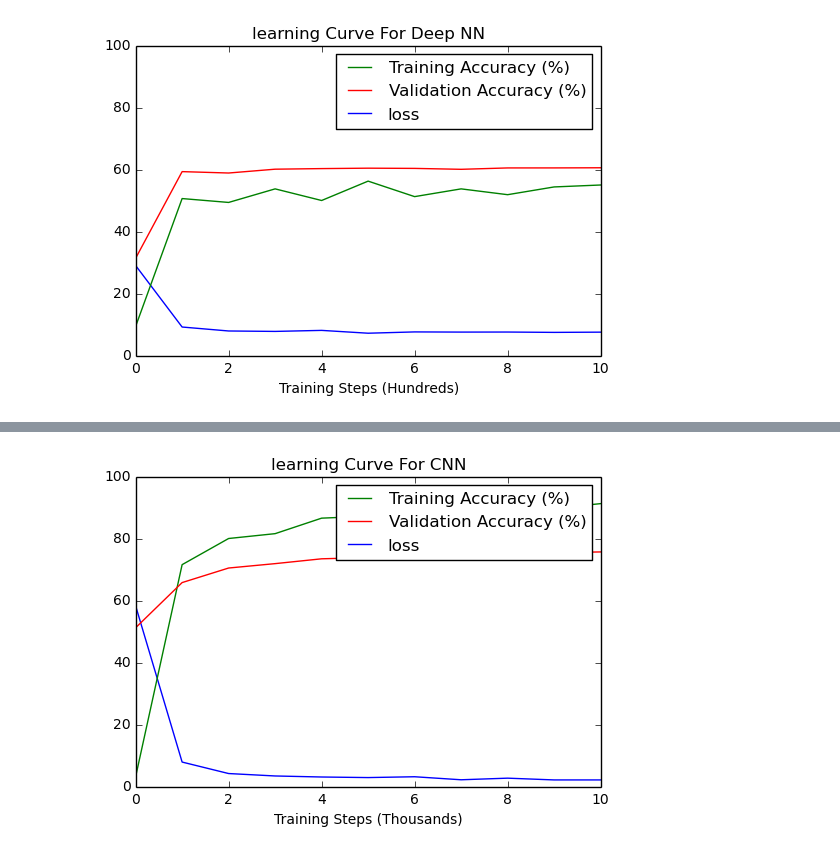
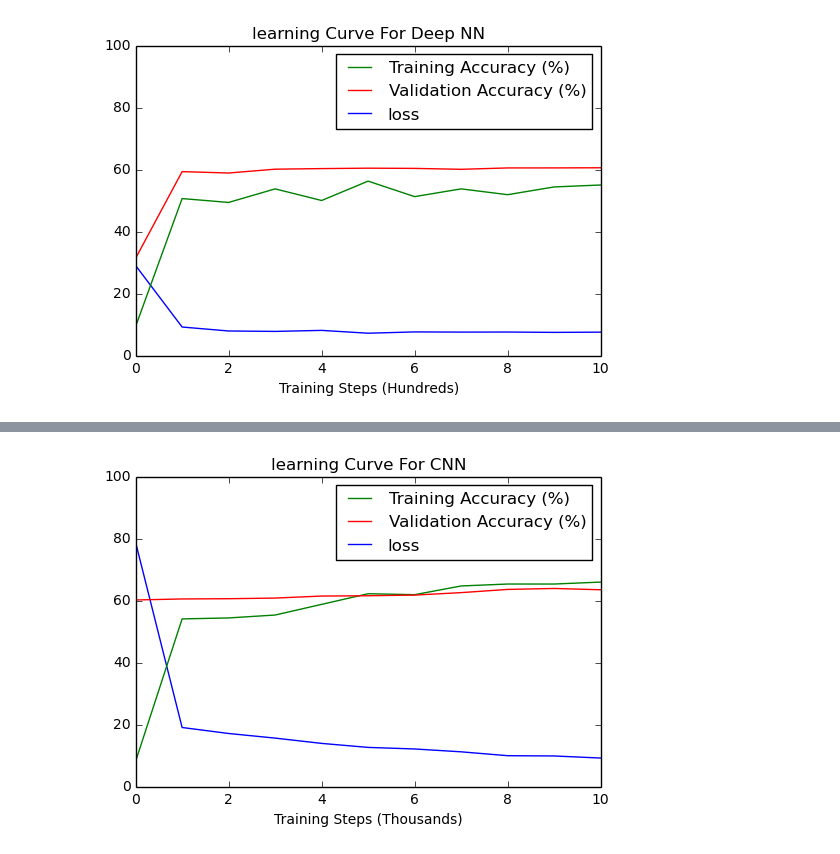
Before and after one commit to charlescc9/deep-learning-image-classification, a Jupyter notebook: svhn_large.ipynb, the cells around one changed output, grey strips where cells are left out. Cells and saved outputs as stored; diff of their text form; code cells hidden in the pictures.

```diff
--- a/svhn_large.ipynb
+++ b/svhn_large.ipynb
@@ -678,7 +678,7 @@ Test set accuracy = 64.04%
 start = time.time()
 
 # Hyperparameters
-steps_num = 10001
+steps_num = 1001
 batch_size = 64
 patch_size = 5
 conv_depth_1 = 32
@@ -795,7 +795,7 @@ with graph.as_default():
 
         # Dropout regularization (only during training)
         if dropout:
-            full_1 = tf.nn.dropout(full, dropout_rate)
+            full = tf.nn.dropout(full, dropout_rate)
 
         # Output layer
         output_1 = tf.matmul(full, weights_output_1) + biases_output_1
@@ -869,7 +869,7 @@ with tf.Session(graph=graph) as session:
         _, l, preds = session.run([optimizer, loss, train_preds], feed_dict)
 
         # Report validation accuracy
-        if i % 1000 == 0:
+        if i % 100 == 0:
             losses.append(l)
             train_accuracy = accuracy(preds, batch_y)
             train_accuracies.append(train_accuracy)
@@ -934 +934 @@ Test set accuracy = 74.38%
-[figure, old version]
+[figure, new version]
```
Also changed, not shown: parts of 2 cells of this notebook.
